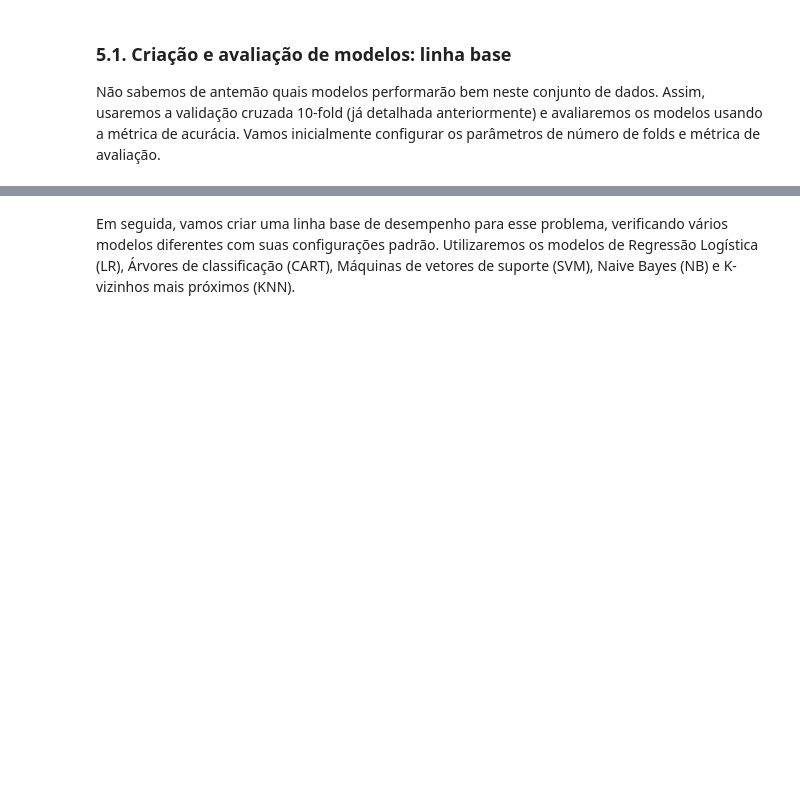
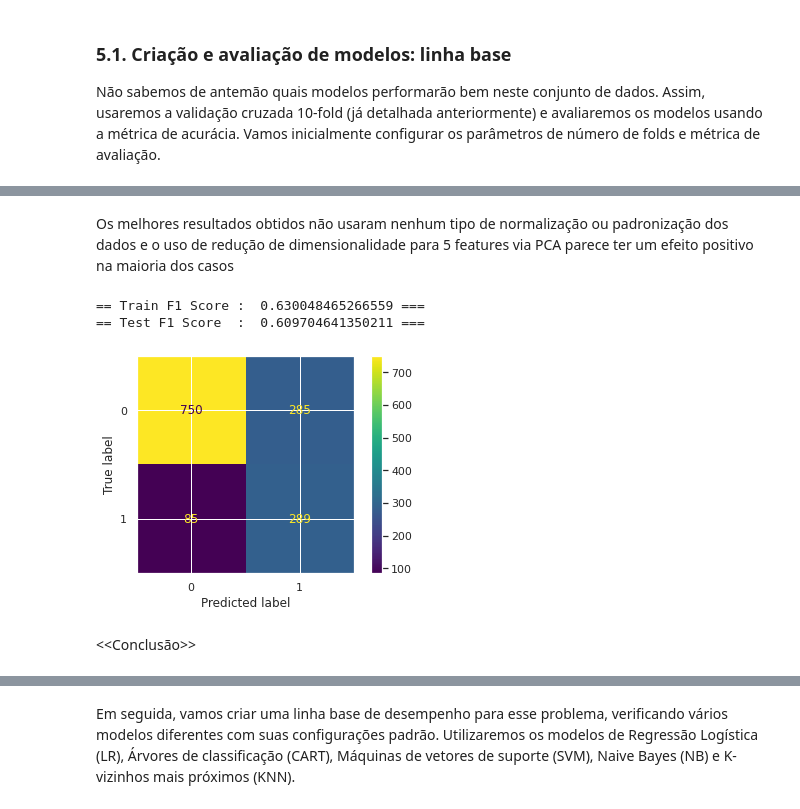
Before and after one commit to itaborai83/ecd221-ML-trabalho, a Jupyter notebook: ML_7_Projeto_completo_de_Classificação_Binária_Telco_Churn.ipynb, the cells around one changed output, grey strips where cells are left out. Drawn from its saved outputs; the diff is of its cells as text; code cells hidden in the pictures; blank space fills up the shorter version.

```diff
--- a/ML_7_Projeto_completo_de_Classificação_Binária_Telco_Churn.ipynb
+++ b/ML_7_Projeto_completo_de_Classificação_Binária_Telco_Churn.ipynb
@@ -935,0 +1058,21 @@ kfold = StratifiedKFold(
+# %% [markdown]
+Os melhores resultados obtidos não usaram nenhum tipo de normalização ou padronização dos dados e o uso de redução de dimensionalidade para 5 features via PCA parece ter um efeito positivo na maioria dos casos
+# %%
+y_train_hat = logreg_grid.best_estimator_.predict(X_train)
+y_test_hat = logreg_grid.best_estimator_.predict(X_test)
+train_score = f1_score(y_train, y_train_hat)
+test_score = f1_score(y_test, y_test_hat)
+print(f"== Train F1 Score :  {train_score} ===")
+print(f"== Test F1 Score  :  {test_score} ===")
+plot_confusion_matrix(
+    logreg_grid.best_estimator_
+,   X_test
+,   y_test
+)
+plt.show()
+# %% [output]
+== Train F1 Score :  0.630048465266559 ===
+== Test F1 Score  :  0.609704641350211 ===
+[figure, added]
+# %% [markdown]
+<<Conclusão>>
```
Also changed, not shown: parts of 17 cells of this notebook.
